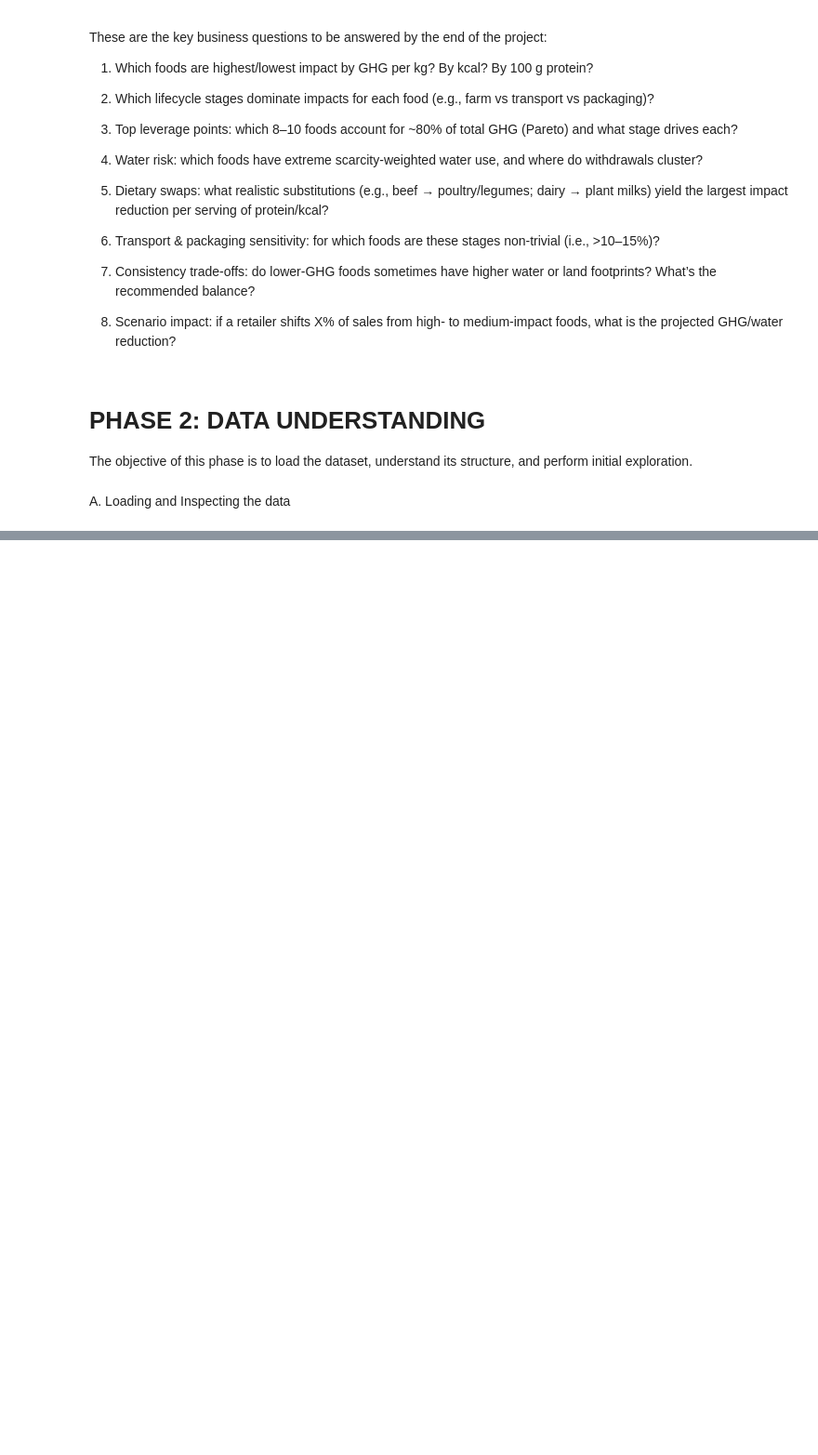
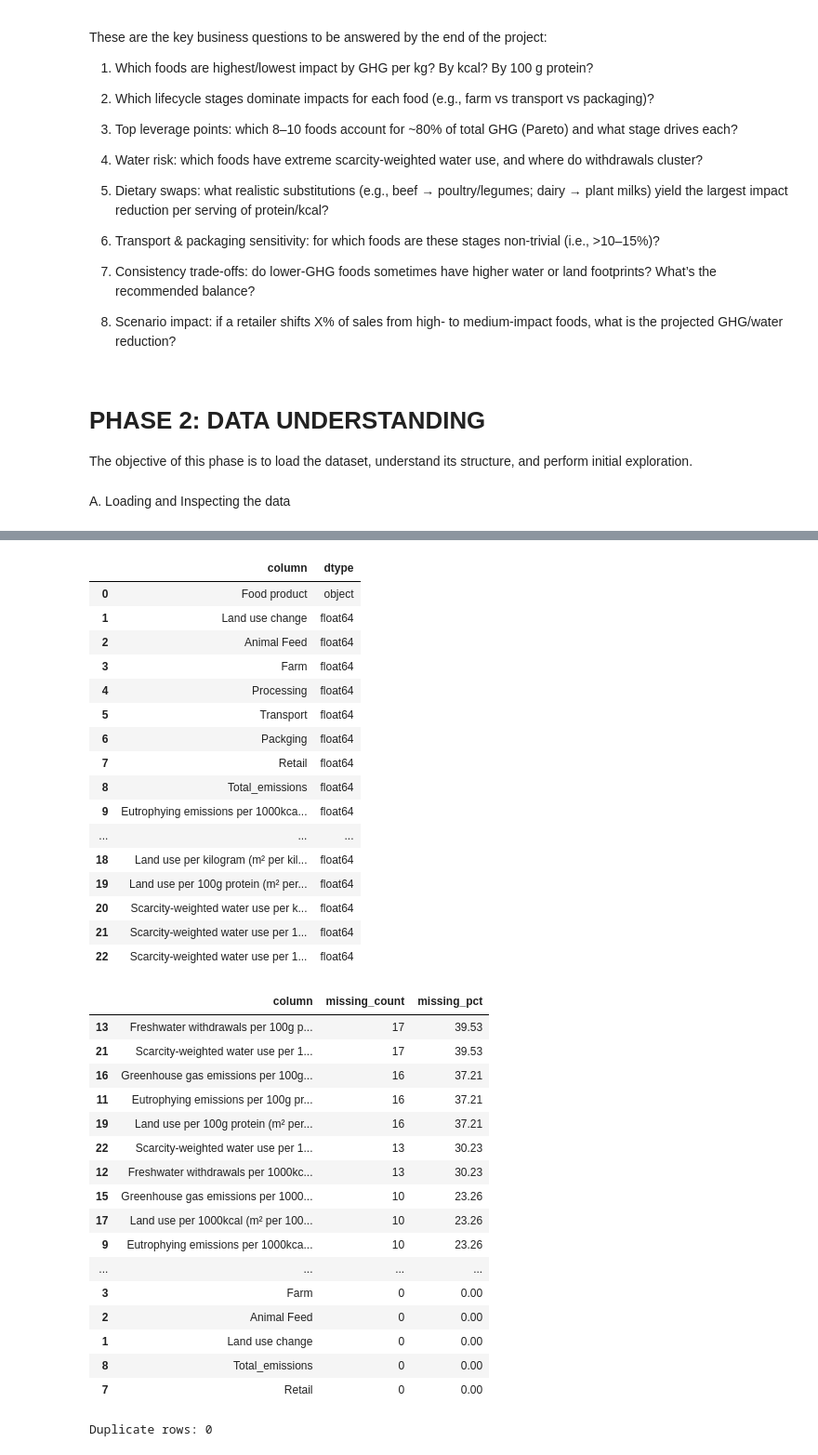
Before and after one commit to MillicentAgyir/Food-Production-Analysis, a Jupyter notebook: Business & Data Understanding.ipynb, the cells around one changed output, grey strips where cells are left out. Shown at 93% size. Saved outputs shown, nothing was run; the diff lists cells and outputs as text; code cells hidden in the pictures; blank space fills up the shorter version.

```diff
--- a/Business & Data Understanding.ipynb
+++ b/Business & Data Understanding.ipynb
@@ -203,0 +102,48 @@ merge_and_save(dot3_files, "dot3")
+# %%
+
+# 3) Checking Dtypes, missing rows, and duplicates
+
+dtypes = df.dtypes.rename("dtype").to_frame()
+missing = df.isna().sum().to_frame("missing_count")
+missing["missing_pct"] = (missing["missing_count"] / len(df) * 100).round(2)
+duplicate_rows = df.duplicated().sum()
+
+display(dtypes.reset_index(names=["column"]))
+display(missing.reset_index(names=["column"]).sort_values("missing_count", ascending=False))
+print(f"Duplicate rows: {duplicate_rows}")
+# %% [output]
+|  | column | dtype |
+| 0 | Food product | object |
+| 1 | Land use change | float64 |
+| 2 | Animal Feed | float64 |
+| 3 | Farm | float64 |
+| 4 | Processing | float64 |
+| 5 | Transport | float64 |
+| 6 | Packging | float64 |
+| 7 | Retail | float64 |
+| 8 | Total_emissions | float64 |
+| 9 | Eutrophying emissions per 1000kca... | float64 |
+| ... | ... | ... |
+| 18 | Land use per kilogram (m² per kil... | float64 |
+| 19 | Land use per 100g protein (m² per... | float64 |
+| 20 | Scarcity-weighted water use per k... | float64 |
+| 21 | Scarcity-weighted water use per 1... | float64 |
+| 22 | Scarcity-weighted water use per 1... | float64 |
+|  | column | missing_count | missing_pct |
+| 13 | Freshwater withdrawals per 100g p... | 17 | 39.53 |
+| 21 | Scarcity-weighted water use per 1... | 17 | 39.53 |
+| 16 | Greenhouse gas emissions per 100g... | 16 | 37.21 |
+| 11 | Eutrophying emissions per 100g pr... | 16 | 37.21 |
+| 19 | Land use per 100g protein (m² per... | 16 | 37.21 |
+| 22 | Scarcity-weighted water use per 1... | 13 | 30.23 |
+| 12 | Freshwater withdrawals per 1000kc... | 13 | 30.23 |
+| 15 | Greenhouse gas emissions per 1000... | 10 | 23.26 |
+| 17 | Land use per 1000kcal (m² per 100... | 10 | 23.26 |
+| 9 | Eutrophying emissions per 1000kca... | 10 | 23.26 |
+| ... | ... | ... | ... |
+| 3 | Farm | 0 | 0.00 |
+| 2 | Animal Feed | 0 | 0.00 |
+| 1 | Land use change | 0 | 0.00 |
+| 8 | Total_emissions | 0 | 0.00 |
+| 7 | Retail | 0 | 0.00 |
+Duplicate rows: 0
```
Also changed, not shown: parts of 16 cells of this notebook, 1 other file.
